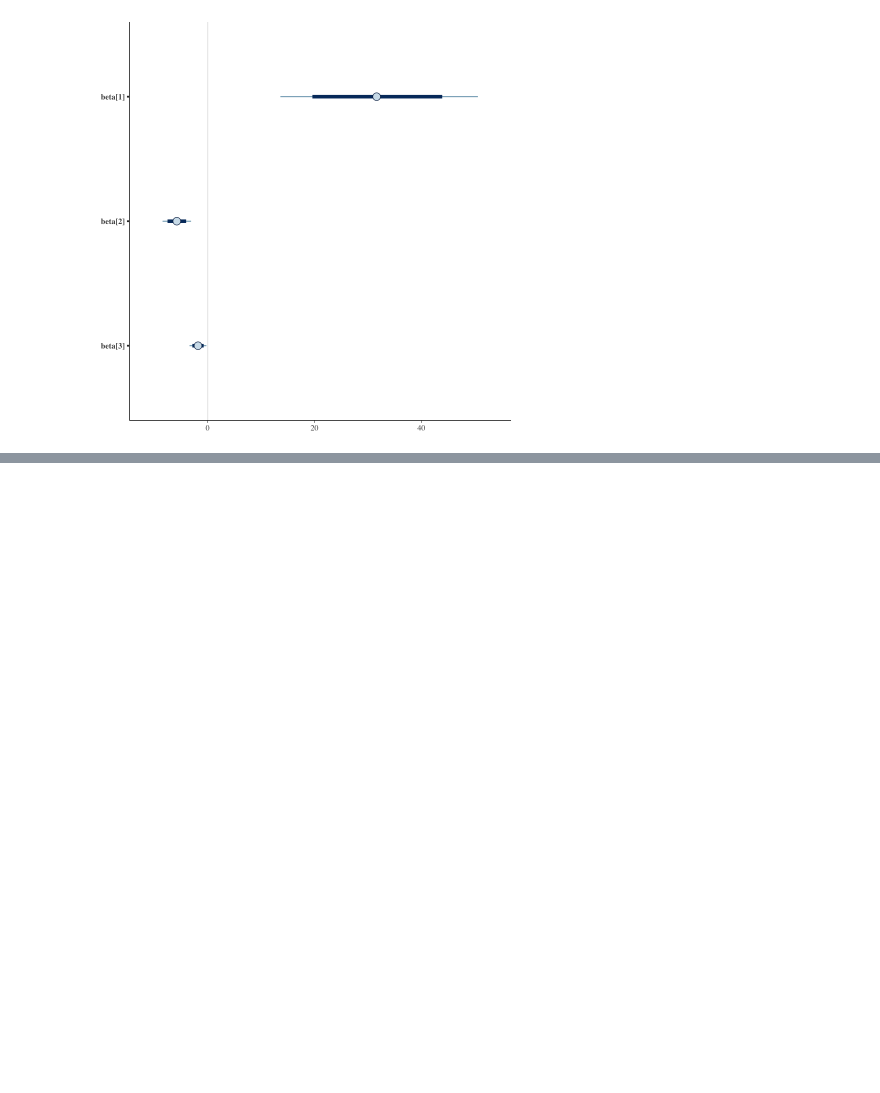
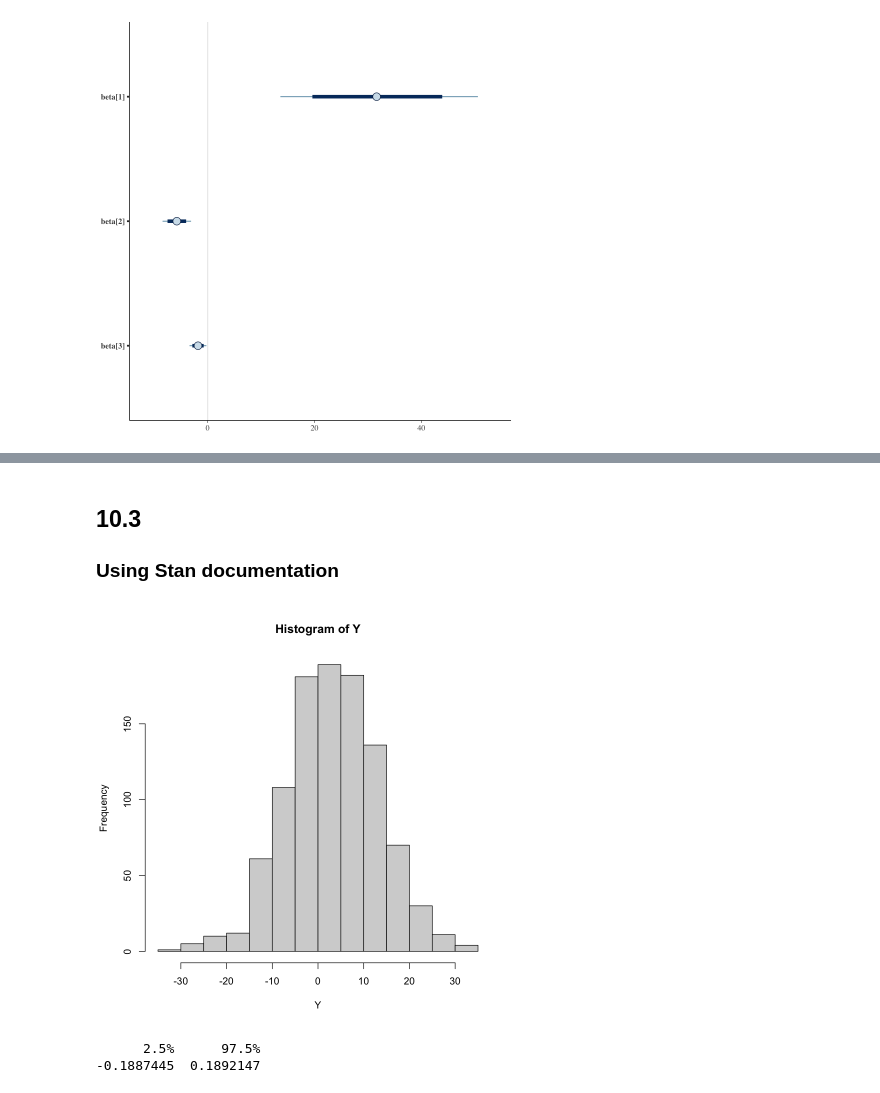
Before and after one commit to abelowska/bayescogsci, a Jupyter notebook: chapter_10.ipynb, the cells around one changed output, grey strips where cells are left out. Saved outputs shown, nothing was run; the diff lists cells and outputs as text; code cells hidden in the pictures; blank space fills up the shorter version.

```diff
--- a/chapter_10.ipynb
+++ b/chapter_10.ipynb
@@ -246,0 +393,18 @@ mcmc_intervals(fit_pupil_int,
+# %% [markdown]
+## 10.3
+
+### Using Stan documentation
+# %%
+# define data
+
+Y <- rnorm(1000, mean = 3, sd = 10)
+# %%
+hist(Y)
+# %% [output]
+[figure, added]
+# %%
+# investigate priors for alpha:
+quantile(rnorm(1000, 0, 0.1), probs=c(.025, .975))
+# %% [output]
+      2.5%      97.5%
+-0.1887445  0.1892147
```
Also changed, not shown: parts of 61 cells of this notebook, 7 other files.
